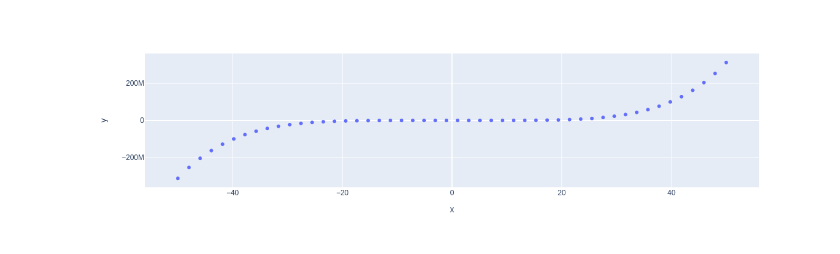
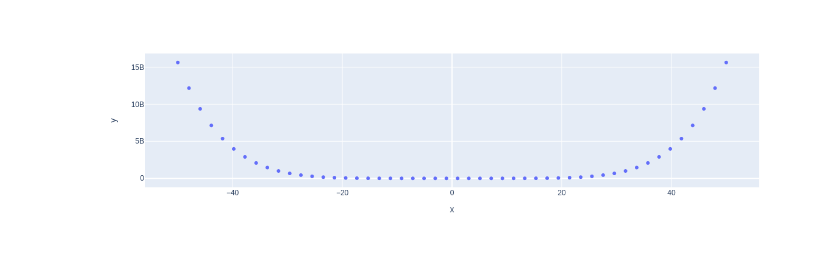
Before and after one commit to ananda-lye/my-notebooks-repo, a Jupyter notebook: experiment1.ipynb, the cells around one changed output. Cells and saved outputs as stored; diff of their text form; code cells hidden in the pictures.

```diff
--- a/experiment1.ipynb
+++ b/experiment1.ipynb
@@ -1,16 +1,16 @@
 # %%
 import numpy as np
 import plotly.express as px
 
 # x-axis data points
 x = np.linspace(start=-50, stop=50)
 
 # y-axis data points
-y = x ** 5
+y = x ** 6
 
 # define the plot
 fig = px.scatter(x=x, y=y)
 
 fig.show()
 # %% [output]
-[figure, old version]
+[figure, new version]
```
